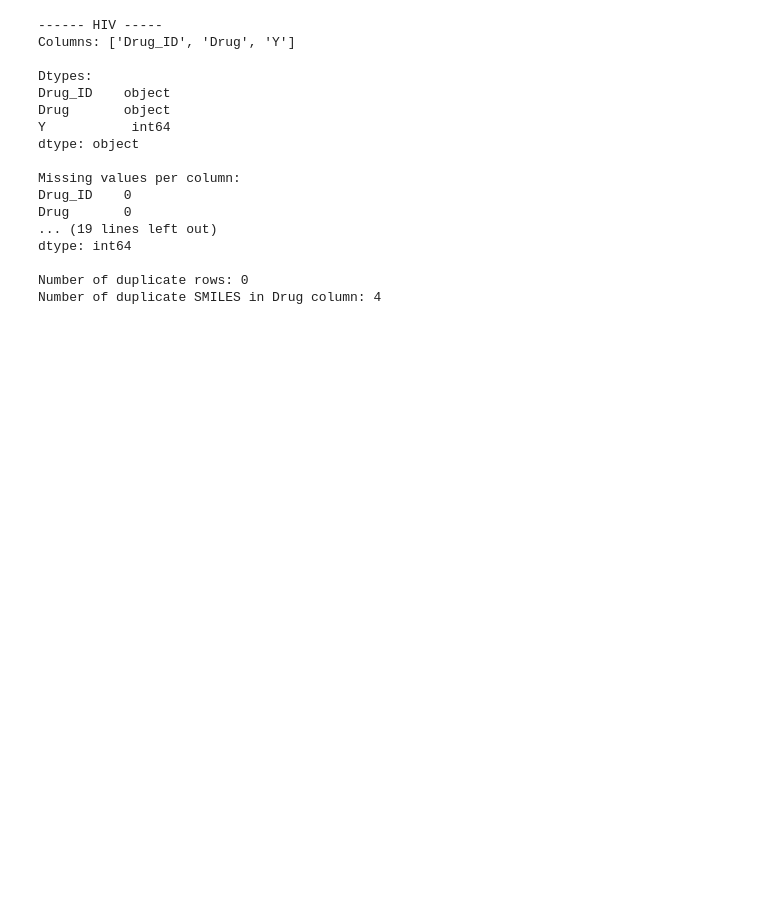
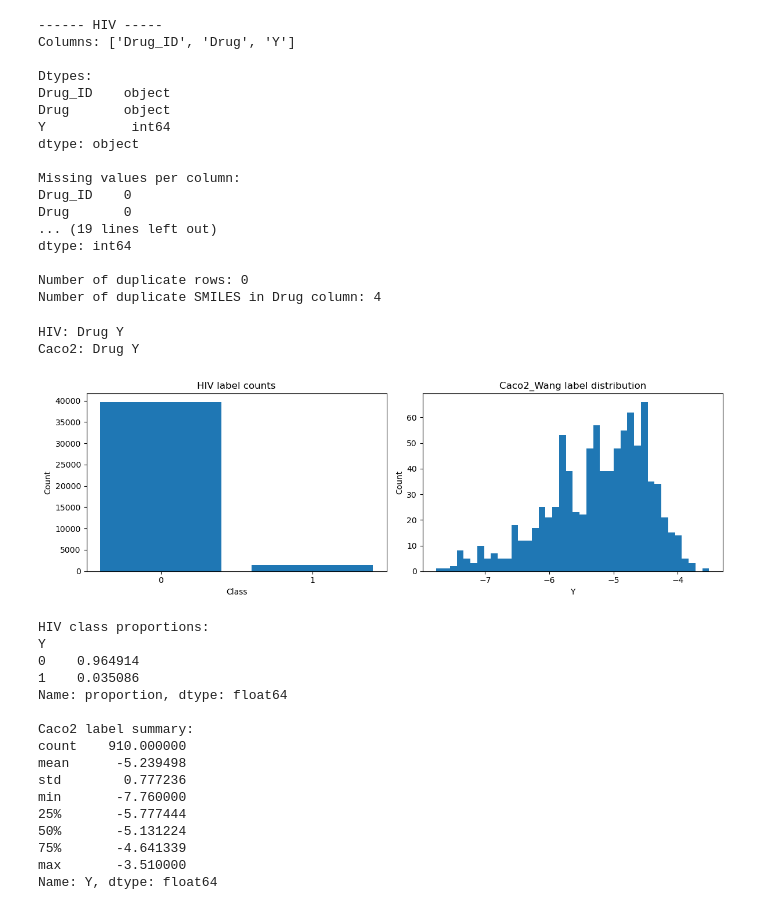
Before and after one commit to skothare/ASR_Proj, a Jupyter notebook: preprocessing/datapeek.ipynb, the cells around one changed output. Saved outputs shown, nothing was run; the diff lists cells and outputs as text; code cells hidden in the pictures; blank space fills up the shorter version.

```diff
--- a/preprocessing/datapeek.ipynb
+++ b/preprocessing/datapeek.ipynb
@@ -110,36 +121,57 @@ def infer_columns(df):
 
     return smiles_col, label_col
 
-hiv_smiles_col, hiv_label_col = infer_columns(hiv_df)
+hiv_smiles_col, hiv_label_col = infer_columns(HIV_df)
 caco2_smiles_col, caco2_label_col = infer_columns(caco2_df)
 
 print("HIV:", hiv_smiles_col, hiv_label_col)
 print("Caco2:", caco2_smiles_col, caco2_label_col)
+# %% [output]
+HIV: Drug Y
+Caco2: Drug Y
 # %%
 # Label distribution
 fig, axes = plt.subplots(1, 2, figsize=(12, 4))
 
 # HIV class balance
-hiv_counts = hiv_df[hiv_label_col].value_counts().sort_index()
+hiv_counts = HIV_df[hiv_label_col].value_counts().sort_index()
 axes[0].bar(hiv_counts.index.astype(str), hiv_counts.values)
 axes[0].set_title("HIV label counts")
 axes[0].set_xlabel("Class")
 axes[0].set_ylabel("Count")
 
 # Caco2 regression distribution
 axes[1].hist(caco2_df[caco2_label_col].dropna(), bins=40)
 axes[1].set_title("Caco2_Wang label distribution")
 axes[1].set_xlabel(caco2_label_col)
 axes[1].set_ylabel("Count")
 
 plt.tight_layout()
 plt.show()
 
 print("HIV class proportions:")
-print(hiv_df[hiv_label_col].value_counts(normalize=True).sort_index())
+print(HIV_df[hiv_label_col].value_counts(normalize=True).sort_index())
 
 print("\nCaco2 label summary:")
 print(caco2_df[caco2_label_col].describe())
+# %% [output]
+[figure, added]
+HIV class proportions:
+Y
+0    0.964914
+1    0.035086
+Name: proportion, dtype: float64
+
+Caco2 label summary:
+count    910.000000
+mean      -5.239498
+std        0.777236
+min       -7.760000
+25%       -5.777444
+50%       -5.131224
+75%       -4.641339
+max       -3.510000
+Name: Y, dtype: float64
 # %%
 # Check SMILES with RDKit
 def parse_smiles(smiles):
```
Also changed, not shown: parts of 9 cells of this notebook, 1 other file.
